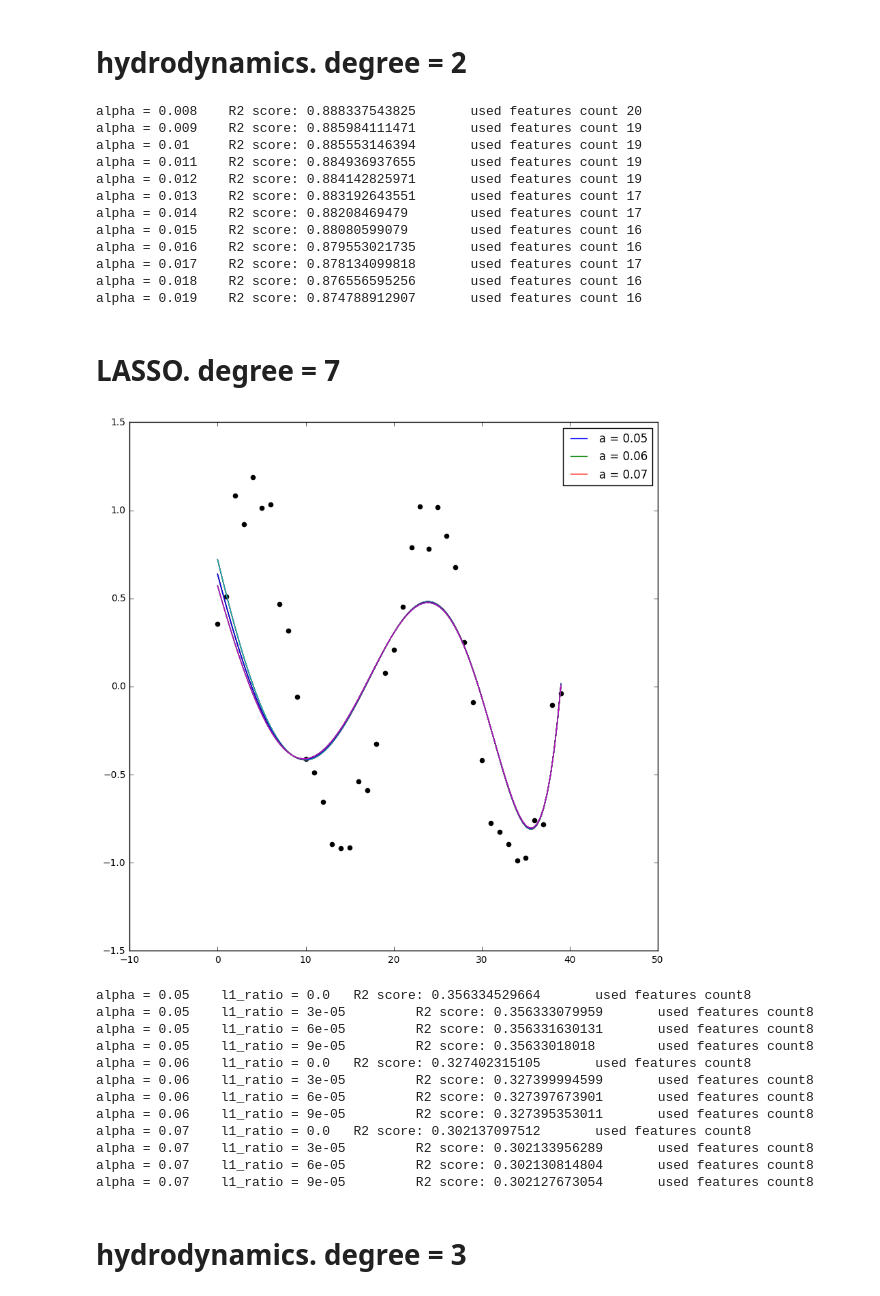
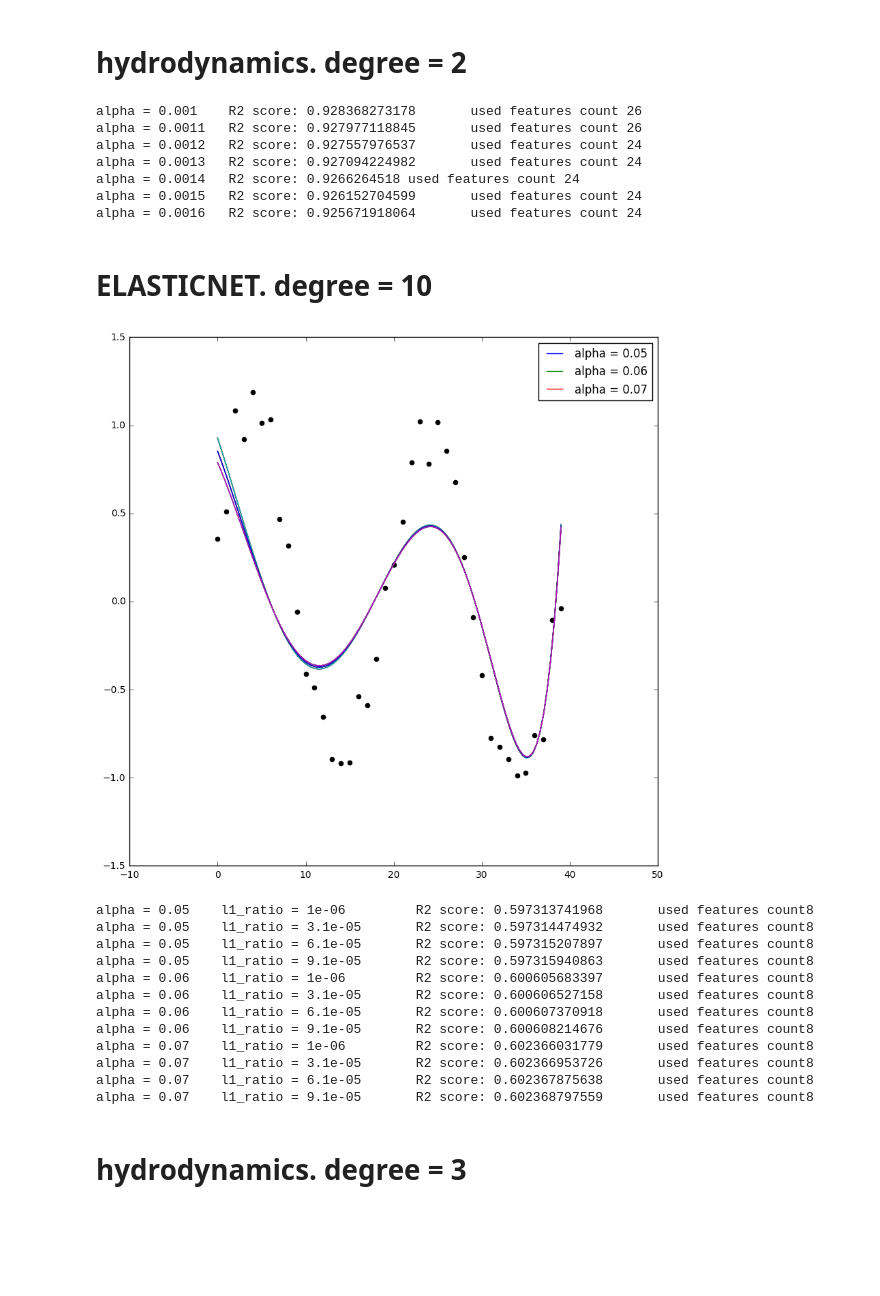
Before and after one commit to YorovSobir/au_machine_learning_ha, a Jupyter notebook: task_7/task_2_3.ipynb, the cells around one changed output. Cells and saved outputs as stored; diff of their text form; code cells hidden in the pictures; blank space fills up the shorter version.

```diff
--- a/task_7/task_2_3.ipynb
+++ b/task_7/task_2_3.ipynb
@@ -85,40 +87,24 @@ X_h_train, X_h_test, y_h_train, y_h_test = train_test_split(X_hydro, y_hydro, te
 # %% [markdown]
 # hydrodynamics. degree = 2
 # %%
-results_lasso(X_h_train, y_h_train, X_h_test, y_h_test, 2, np.arange(0.008, 0.02, 1e-3))
+results_lasso(X_h_train, y_h_train, X_h_test, y_h_test, 2, np.arange(0.001, 0.0017, 1e-4))
 # %% [output]
-alpha = 0.008    R2 score: 0.888337543825       used features count 20
-alpha = 0.009    R2 score: 0.885984111471       used features count 19
-alpha = 0.01     R2 score: 0.885553146394       used features count 19
-alpha = 0.011    R2 score: 0.884936937655       used features count 19
-alpha = 0.012    R2 score: 0.884142825971       used features count 19
-alpha = 0.013    R2 score: 0.883192643551       used features count 17
-alpha = 0.014    R2 score: 0.88208469479        used features count 17
-alpha = 0.015    R2 score: 0.88080599079        used features count 16
-alpha = 0.016    R2 score: 0.879553021735       used features count 16
-alpha = 0.017    R2 score: 0.878134099818       used features count 17
-alpha = 0.018    R2 score: 0.876556595256       used features count 16
-alpha = 0.019    R2 score: 0.874788912907       used features count 16
+alpha = 0.001    R2 score: 0.928368273178       used features count 26
+alpha = 0.0011   R2 score: 0.927977118845       used features count 26
+alpha = 0.0012   R2 score: 0.927557976537       used features count 24
+alpha = 0.0013   R2 score: 0.927094224982       used features count 24
+alpha = 0.0014   R2 score: 0.9266264518 used features count 24
+alpha = 0.0015   R2 score: 0.926152704599       used features count 24
+alpha = 0.0016   R2 score: 0.925671918064       used features count 24
 # %%
-def results_elastic_net(X_train, y_train, X_test, y_test, deg, alphas,\
-                        l1_ratios):
-    for alpha in alphas:
-        for l1_ratio in l1_ratios:
-            lr = ElasticNet(alpha=alpha, l1_ratio=l1_ratio, max_iter=10000, fit_intercept=False)
-            lr.fit(PolynomialFeatures(degree=deg).fit_transform(X_train), y_train)
-
-            y_pred = lr.predict(PolynomialFeatures(degree=deg).fit_transform(X_test))
-            print("alpha = " + str(alpha) + "\tl1_ratio = " + str(l1_ratio) + \
-                  "\t R2 score: " + str(r2_score(y_test, y_pred)) +\
-                  "\tused features count " + str(np.count_nonzero(lr.coef_)))
-
-
-def results_n_curves_elastic_net(X, y, X_train, y_train, X_test, y_test,\
-                     deg, alphas, l1_ratios):
-    x_min = np.min(X)
+def draw_point(X, y):
     plt.rcParams['figure.figsize'] = (10.0, 10.0)
     plt.figure()
     plt.scatter(X, y, color='k')
+
+def curves_elastic_net(X, y, X_train, y_train, X_test, y_test, deg, alphas, l1_ratios):
+    plt.rcParams['figure.figsize'] = (10.0, 10.0)
+    draw_point(X, y)
     x_min = np.min(X)
     x_max = np.max(X)
 
@@ -141,28 +127,28 @@ def results_n_curves_elastic_net(X, y, X_train, y_train, X_test, y_test,\
             x_ = PolynomialFeatures(deg).fit_transform(x)
 
             plt.plot(x, np.dot(x_, lr.coef_))
-        labels.append('a = ' + str(alpha))
+        labels.append('alpha = ' + str(alpha))
 
     plt.legend(labels)
     plt.show()
     for i in scores:
         print(i)
 # %% [markdown]
-# LASSO. degree = 7
+# ELASTICNET. degree = 10
 # %%
-results_n_curves_elastic_net(X, y, X_train, y_train, X_test, y_test, \
-                             7, np.arange(5e-2, 7e-2, 1e-2), np.arange(0, 1e-4, 3e-5))
+curves_elastic_net(X, y, X_train, y_train, X_test, y_test, \
+                             7, np.arange(5e-2, 7e-2, 1e-2), np.arange(1e-6, 1e-4, 3e-5))
 # %% [output]
-[figure, old version]
+[figure, new version]
-alpha = 0.05    l1_ratio = 0.0   R2 score: 0.356334529664       used features count8
-alpha = 0.05    l1_ratio = 3e-05         R2 score: 0.356333079959       used features count8
-alpha = 0.05    l1_ratio = 6e-05         R2 score: 0.356331630131       used features count8
-alpha = 0.05    l1_ratio = 9e-05         R2 score: 0.35633018018        used features count8
-alpha = 0.06    l1_ratio = 0.0   R2 score: 0.327402315105       used features count8
-alpha = 0.06    l1_ratio = 3e-05         R2 score: 0.327399994599       used features count8
-alpha = 0.06    l1_ratio = 6e-05         R2 score: 0.327397673901       used features count8
-alpha = 0.06    l1_ratio = 9e-05         R2 score: 0.327395353011       used features count8
-alpha = 0.07    l1_ratio = 0.0   R2 score: 0.302137097512       used features count8
-alpha = 0.07    l1_ratio = 3e-05         R2 score: 0.302133956289       used features count8
-alpha = 0.07    l1_ratio = 6e-05         R2 score: 0.302130814804       used features count8
-alpha = 0.07    l1_ratio = 9e-05         R2 score: 0.302127673054       used features count8
+alpha = 0.05    l1_ratio = 1e-06         R2 score: 0.597313741968       used features count8
+alpha = 0.05    l1_ratio = 3.1e-05       R2 score: 0.597314474932       used features count8
+alpha = 0.05    l1_ratio = 6.1e-05       R2 score: 0.597315207897       used features count8
+alpha = 0.05    l1_ratio = 9.1e-05       R2 score: 0.597315940863       used features count8
+alpha = 0.06    l1_ratio = 1e-06         R2 score: 0.600605683397       used features count8
+alpha = 0.06    l1_ratio = 3.1e-05       R2 score: 0.600606527158       used features count8
+alpha = 0.06    l1_ratio = 6.1e-05       R2 score: 0.600607370918       used features count8
+alpha = 0.06    l1_ratio = 9.1e-05       R2 score: 0.600608214676       used features count8
+alpha = 0.07    l1_ratio = 1e-06         R2 score: 0.602366031779       used features count8
+alpha = 0.07    l1_ratio = 3.1e-05       R2 score: 0.602366953726       used features count8
+alpha = 0.07    l1_ratio = 6.1e-05       R2 score: 0.602367875638       used features count8
+alpha = 0.07    l1_ratio = 9.1e-05       R2 score: 0.602368797559       used features count8
```
Also changed, not shown: parts of 8 cells of this notebook, 2 other files.
